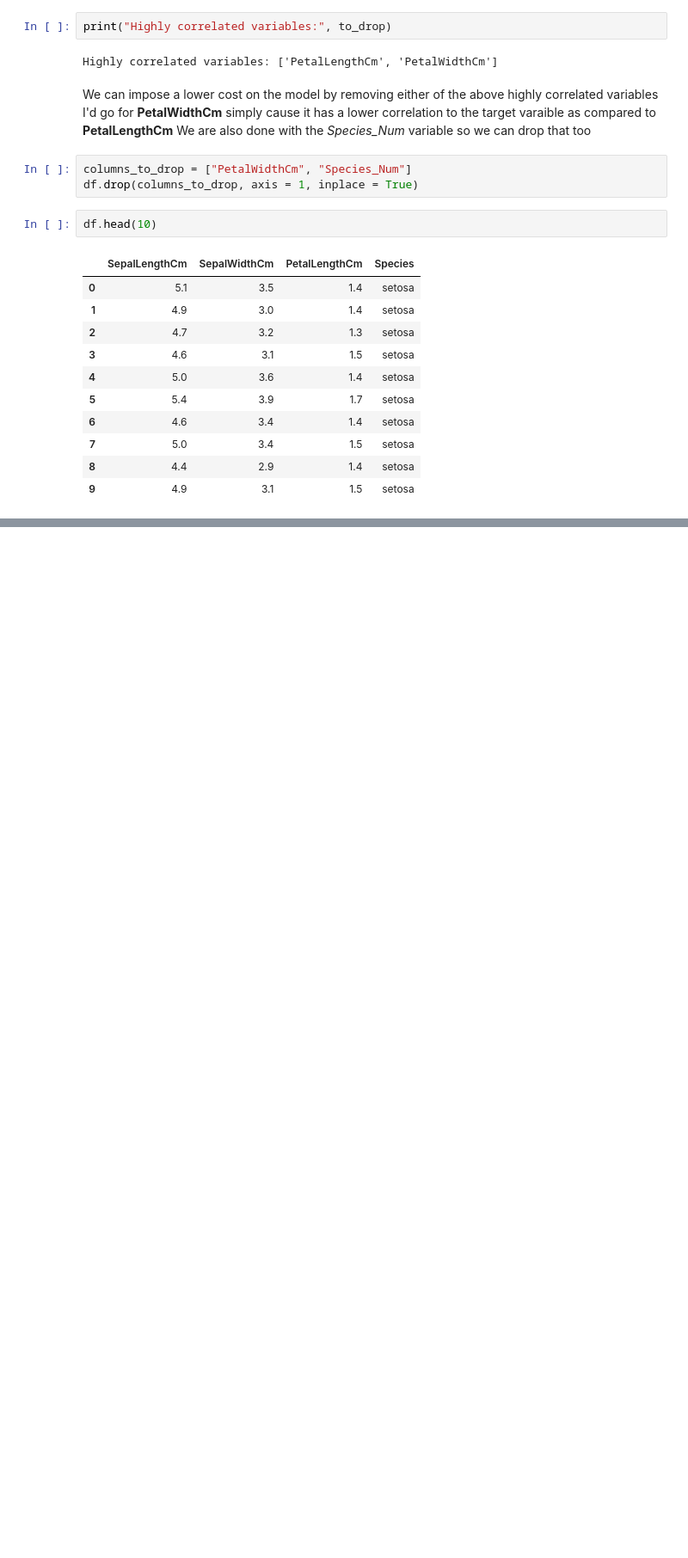
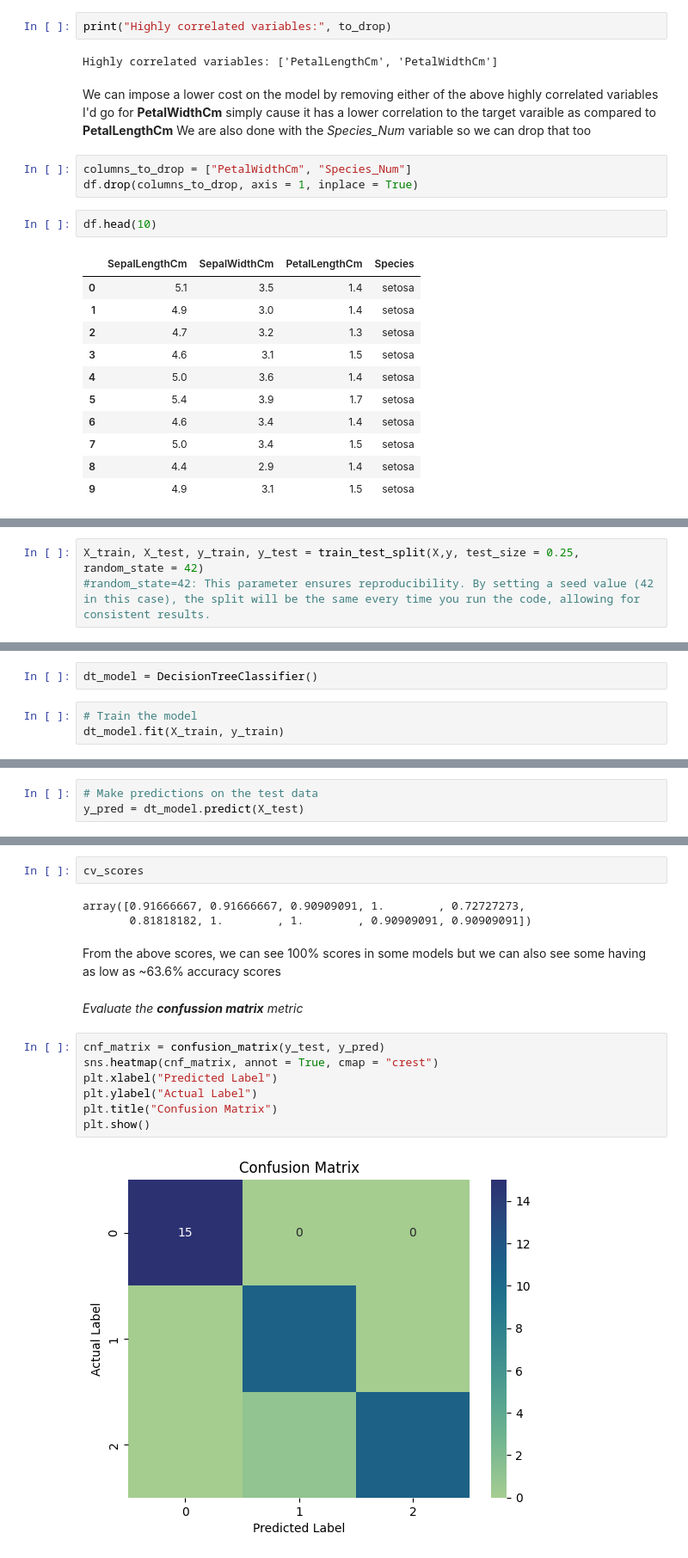
Before and after one commit to AtRealMasterLuke/Decision-Tree-Algorithm-with-Iris-Dataset, a Jupyter notebook: Decision tree (Iris Dataset).ipynb, the cells around one changed output, grey strips where cells are left out. Shown at 86% size. Drawn from its saved outputs; the diff is of its cells as text; blank space fills up the shorter version.

Commit message:
Decision Tree Modeling
Decision Tree Algorithm

```diff
--- a/Decision tree (Iris Dataset).ipynb
+++ b/Decision tree (Iris Dataset).ipynb
@@ -288,0 +332,3 @@ df.head(10)
+# %%
+X_train, X_test, y_train, y_test = train_test_split(X,y, test_size = 0.25, random_state = 42)
+#random_state=42: This parameter ensures reproducibility. By setting a seed value (42 in this case), the split will be the same every time you run the code, allowing for consistent results.
@@ -288,0 +344,5 @@ df.head(10)
+# %%
+dt_model = DecisionTreeClassifier()
+# %%
+# Train the model
+dt_model.fit(X_train, y_train)
@@ -288,0 +351,3 @@ df.head(10)
+# %%
+# Make predictions on the test data
+y_pred = dt_model.predict(X_test)
@@ -288,0 +374,18 @@ df.head(10)
+# %%
+cv_scores
+# %% [output]
+array([0.91666667, 0.91666667, 0.90909091, 1.        , 0.72727273,
+       0.81818182, 1.        , 1.        , 0.90909091, 0.90909091])
+# %% [markdown]
+From the above scores, we can see 100% scores in some models but we can also see some having as low as ~63.6% accuracy scores
+# %% [markdown]
+*Evaluate the **confussion matrix** metric*
+# %%
+cnf_matrix = confusion_matrix(y_test, y_pred)
+sns.heatmap(cnf_matrix, annot = True, cmap = "crest")
+plt.xlabel("Predicted Label")
+plt.ylabel("Actual Label")
+plt.title("Confusion Matrix")
+plt.show()
+# %% [output]
+[figure, added]
```
Also changed, not shown: parts of 29 cells of this notebook.
